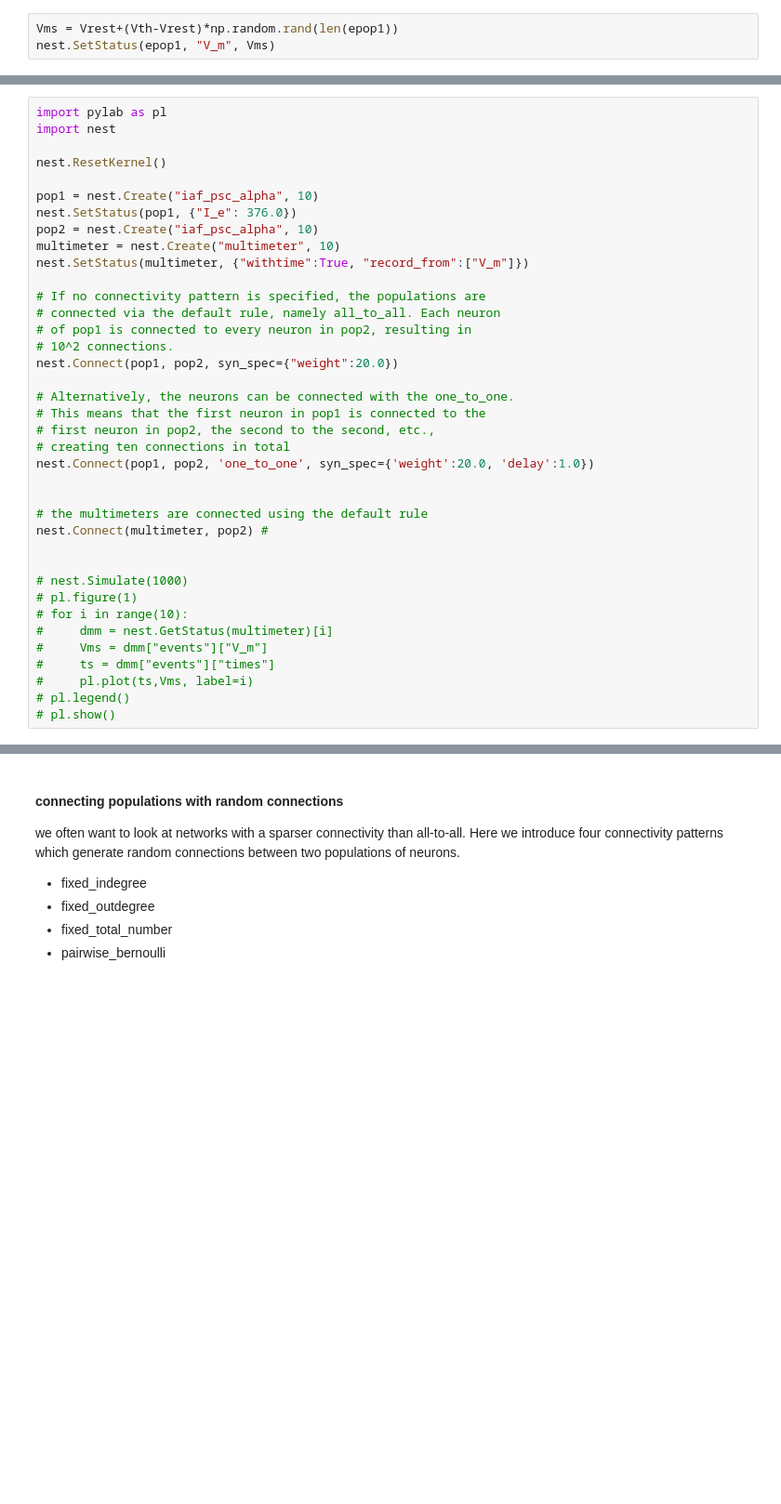
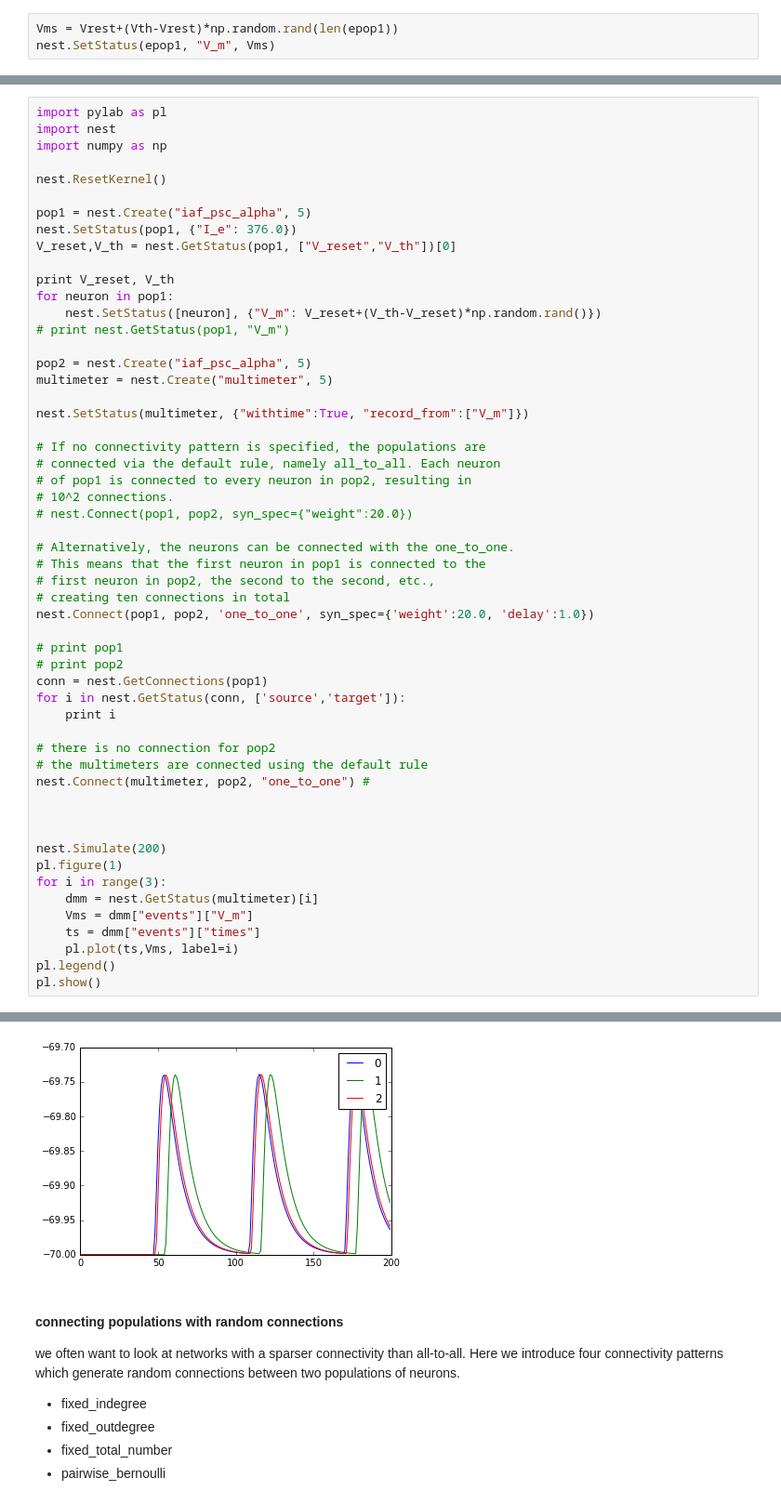
Before and after one commit to Ziaeemehr/itng_nest, a Jupyter notebook: examples/nest-simulator_guide.ipynb, the cells around one changed output, grey strips where cells are left out. Shown: that part at 93% size. Saved outputs shown, nothing was run; the diff lists cells and outputs as text; blank space fills up the shorter version.

Commit message:
add neuron models

```diff
--- a/examples/nest-simulator_guide.ipynb
+++ b/examples/nest-simulator_guide.ipynb
@@ -419,20 +446,29 @@ nest.SetStatus(epop1, "V_m", Vms)
 # %%
 import pylab as pl
 import nest
+import numpy as np
 
 nest.ResetKernel()
 
-pop1 = nest.Create("iaf_psc_alpha", 10)
+pop1 = nest.Create("iaf_psc_alpha", 5)
 nest.SetStatus(pop1, {"I_e": 376.0})
-pop2 = nest.Create("iaf_psc_alpha", 10)
-multimeter = nest.Create("multimeter", 10)
+V_reset,V_th = nest.GetStatus(pop1, ["V_reset","V_th"])[0]
+
+print V_reset, V_th
+for neuron in pop1:
+    nest.SetStatus([neuron], {"V_m": V_reset+(V_th-V_reset)*np.random.rand()})
+# print nest.GetStatus(pop1, "V_m")
+
+pop2 = nest.Create("iaf_psc_alpha", 5)
+multimeter = nest.Create("multimeter", 5)
+
 nest.SetStatus(multimeter, {"withtime":True, "record_from":["V_m"]})
 
 # If no connectivity pattern is specified, the populations are
 # connected via the default rule, namely all_to_all. Each neuron
 # of pop1 is connected to every neuron in pop2, resulting in
 # 10^2 connections.
-nest.Connect(pop1, pop2, syn_spec={"weight":20.0})
+# nest.Connect(pop1, pop2, syn_spec={"weight":20.0})
 
 # Alternatively, the neurons can be connected with the one_to_one.
 # This means that the first neuron in pop1 is connected to the
@@ -440,17 +476,25 @@ nest.Connect(pop1, pop2, syn_spec={"weight":20.0})
 # creating ten connections in total
 nest.Connect(pop1, pop2, 'one_to_one', syn_spec={'weight':20.0, 'delay':1.0})
 
+# print pop1
+# print pop2
+conn = nest.GetConnections(pop1)
+for i in nest.GetStatus(conn, ['source','target']):
+    print i
 
+# there is no connection for pop2
 # the multimeters are connected using the default rule
-nest.Connect(multimeter, pop2) #
+nest.Connect(multimeter, pop2, "one_to_one") #
 
 
-# nest.Simulate(1000)
-# pl.figure(1)
-# for i in range(10):
-#     dmm = nest.GetStatus(multimeter)[i]
-#     Vms = dmm["events"]["V_m"]
-#     ts = dmm["events"]["times"]
-#     pl.plot(ts,Vms, label=i)
-# pl.legend()
-# pl.show()
+
+nest.Simulate(200)
+pl.figure(1)
+for i in range(3):
+    dmm = nest.GetStatus(multimeter)[i]
+    Vms = dmm["events"]["V_m"]
+    ts = dmm["events"]["times"]
+    pl.plot(ts,Vms, label=i)
+pl.legend()
+pl.show()
+# %% [output]
@@ -457,3 +507,4 @@ nest.Connect(multimeter, pop2) #
+[figure, added]
 # %% [markdown]
 #### connecting populations with random connections
  we often want to look at networks with a sparser connectivity than all-to-all. Here we introduce four connectivity patterns which generate random connections between two populations of neurons.
```
Also changed, not shown: parts of 8 cells of this notebook, 16 other files.
